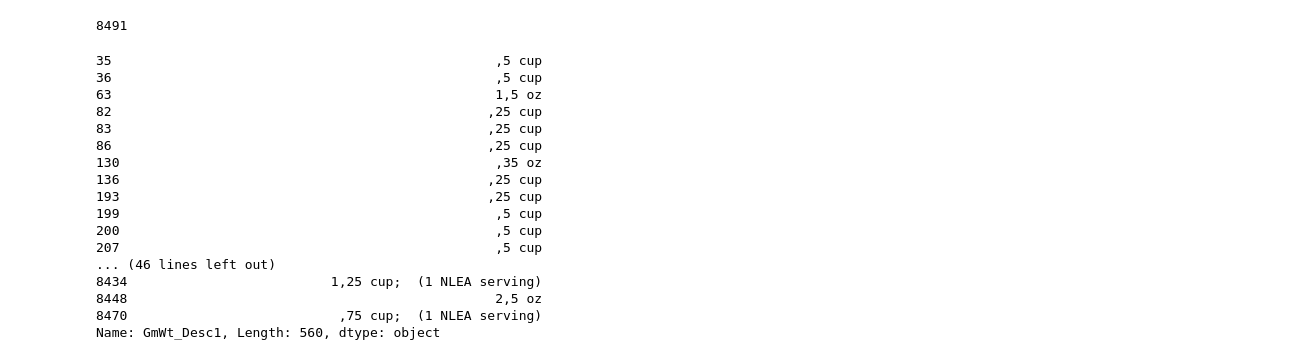
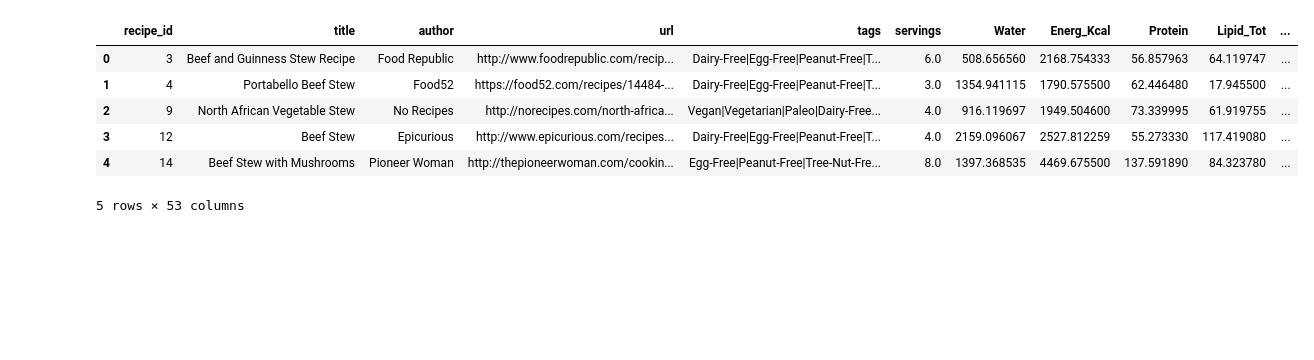
Before and after one commit to andriiaprysiazhnyk/recipeRecommendation, a Jupyter notebook: data_explorator.ipynb, the cells around one changed output. Cells and saved outputs as stored; diff of their text form; code cells hidden in the pictures; blank space fills up the shorter version.

```diff
--- a/data_explorator.ipynb
+++ b/data_explorator.ipynb
@@ -7,25 +4,12 @@ abbrev = pd.read_csv("cleaned_data3/abbrev.csv", sep=";")
-# %%
-c = abbrev.GmWt_Desc1.dropna()
-len(c)
-# %% [output]
-8491
-# %%
-c[c.apply(lambda x: not x.split()[0].isdigit())]
-# %% [output]
-35                                                 ,5 cup
-36                                                 ,5 cup
-63                                                 1,5 oz
-82                                                ,25 cup
-83                                                ,25 cup
-86                                                ,25 cup
-130                                                ,35 oz
-136                                               ,25 cup
-193                                               ,25 cup
-199                                                ,5 cup
-200                                                ,5 cup
-207                                                ,5 cup
-... (46 lines left out)
-8434                          1,25 cup;  (1 NLEA serving)
-8448                                               2,5 oz
-8470                           ,75 cup;  (1 NLEA serving)
-Name: GmWt_Desc1, Length: 560, dtype: object
+# %%
+recipes = pd.read_csv("cleaned_data/mapped_recipes.csv", sep=";")
+ingredients = pd.read_csv("cleaned_data/ingredient.csv", sep=";")
+recipes.head()
+# %% [output]
+|  | recipe_id | title | author | url | tags | servings | Water | Energ_Kcal | Protein | Lipid_Tot | ... |
+| 0 | 3 | Beef and Guinness Stew Recipe | Food Republic | http://www.foodrepublic.com/recip... | Dairy-Free|Egg-Free|Peanut-Free|T... | 6.0 | 508.656560 | 2168.754333 | 56.857963 | 64.119747 | ... |
+| 1 | 4 | Portabello Beef Stew | Food52 | https://food52.com/recipes/14484-... | Dairy-Free|Egg-Free|Peanut-Free|T... | 3.0 | 1354.941115 | 1790.575500 | 62.446480 | 17.945500 | ... |
+| 2 | 9 | North African Vegetable Stew | No Recipes | http://norecipes.com/north-africa... | Vegan|Vegetarian|Paleo|Dairy-Free... | 4.0 | 916.119697 | 1949.504600 | 73.339995 | 61.919755 | ... |
+| 3 | 12 | Beef Stew | Epicurious | http://www.epicurious.com/recipes... | Dairy-Free|Egg-Free|Peanut-Free|T... | 4.0 | 2159.096067 | 2527.812259 | 55.273330 | 117.419080 | ... |
+| 4 | 14 | Beef Stew with Mushrooms | Pioneer Woman | http://thepioneerwoman.com/cookin... | Egg-Free|Peanut-Free|Tree-Nut-Fre... | 8.0 | 1397.368535 | 4469.675500 | 137.591890 | 84.323780 | ... |
+5 rows × 53 columns
```
Also changed, not shown: parts of 2 cells of this notebook, 4 other files.
